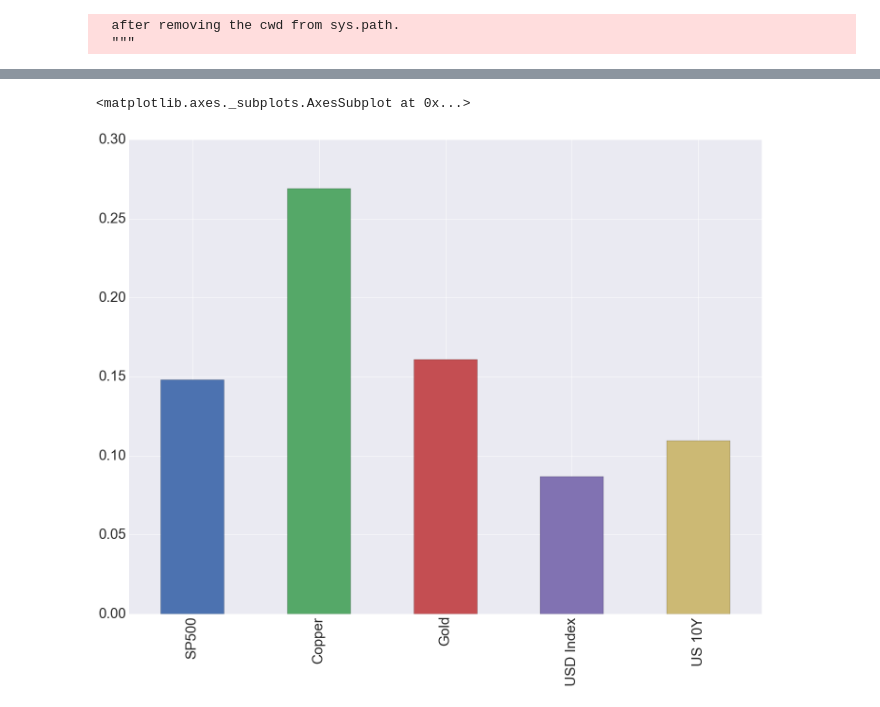
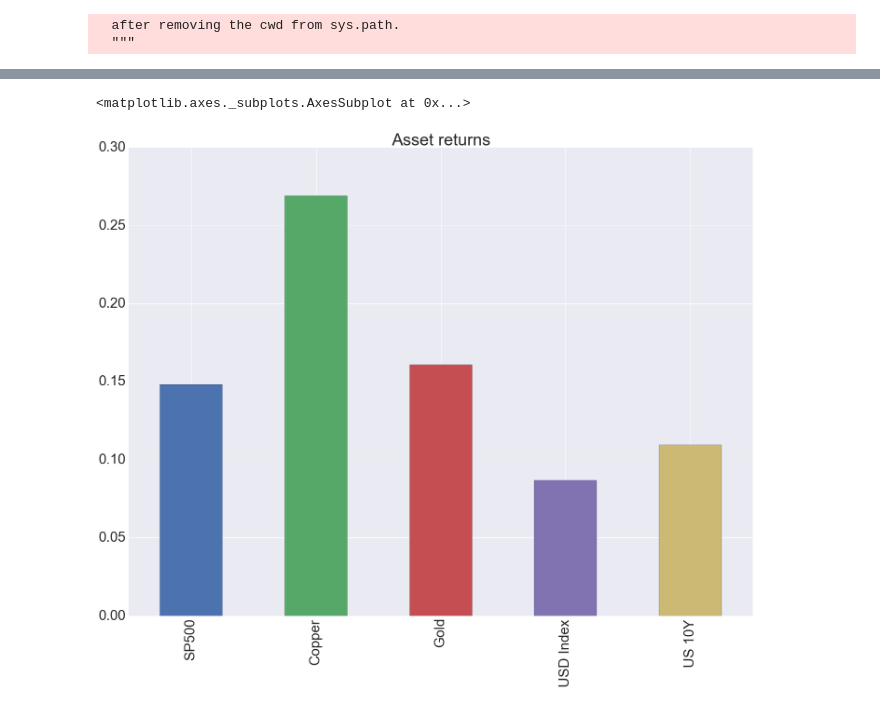
Before and after one commit to mrefermat/quant_finance, a Jupyter notebook: Signal_To_Trading.ipynb, the cells around one changed output, grey strips where cells are left out. Drawn from its saved outputs; the diff is of its cells as text; code cells hidden in the pictures.

```diff
--- a/Signal_To_Trading.ipynb
+++ b/Signal_To_Trading.ipynb
@@ -98,6 +105,6 @@ position.shift()
 # %%
-((pct_rtns).std()*math.sqrt(12)).plot(kind='bar')
+((pct_rtns).std()*math.sqrt(12)).plot(kind='bar',title='Asset returns')
 # %% [output]
 <matplotlib.axes._subplots.AxesSubplot at 0x...>
-[figure, old version]
+[figure, new version]
 # %%
```
Also changed, not shown: parts of 15 cells of this notebook, 1 other file.
